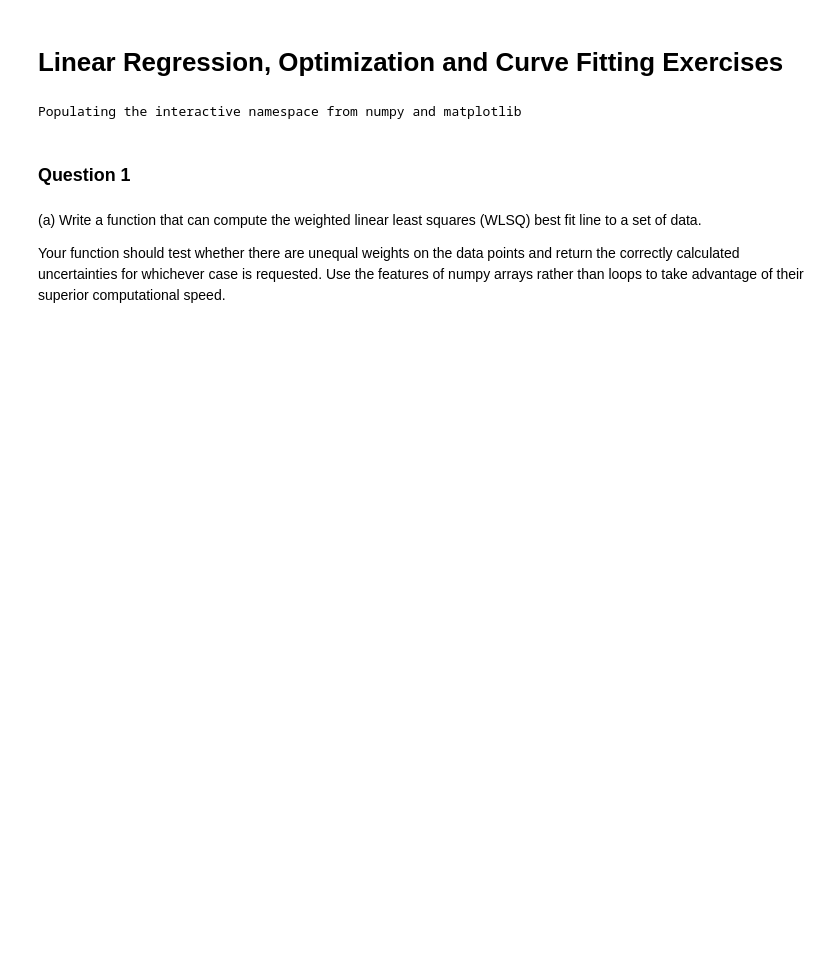
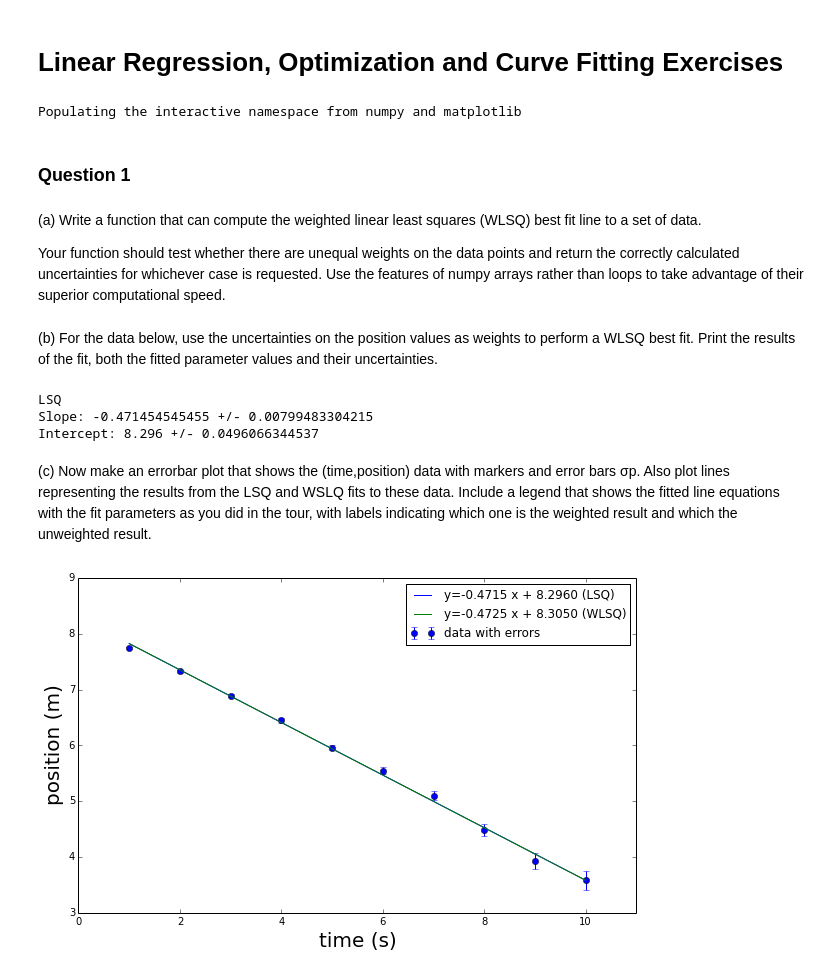
Before and after one commit to dlhoang/PHYS202-S14, a Jupyter notebook: SciPy/OptimizationExercises.ipynb, the cells around one changed output. Saved outputs shown, nothing was run; the diff lists cells and outputs as text; code cells hidden in the pictures; blank space fills up the shorter version.

```diff
--- a/SciPy/OptimizationExercises.ipynb
+++ b/SciPy/OptimizationExercises.ipynb
@@ -27,0 +62,52 @@ def WeightedLLSqFit(x,y,w):
+# %% [markdown]
+(b) For the data below, use the uncertainties on the position values as weights to perform a WLSQ best fit. Print the results of the fit, both the fitted parameter values and their uncertainties.
+# %%
+time = np.array([1.,2.,3.,4.,5.,6.,7.,8.,9.,10.])
+pos = np.array([7.75, 7.33, 6.89, 6.45, 5.96, 5.55, 5.10, 4.49, 3.93, 3.58])
+sigp = np.array([0.02, 0.03, 0.03, 0.04, 0.05, 0.06, 0.08, 0.11, 0.14, 0.17])
+
+m,merr,b,berr = WeightedLLSqFit(time,pos,sigp)
+# %% [output]
+LSQ
+Slope: -0.471454545455 +/- 0.00799483304215
+Intercept: 8.296 +/- 0.0496066344537
+# %% [markdown]
+(c) Now make an errorbar plot that shows the (time,position) data with markers and error bars σp. Also plot lines representing the results from the LSQ and WSLQ fits to these data. Include a legend that shows the fitted line equations with the fit parameters as you did in the tour, with labels indicating which one is the weighted result and which the unweighted result.
+# %%
+n1 = len(pos)
+xave1 = time.mean()
+yave1 = pos.mean()
+x2ave1 = (time*time).mean()
+xyave1 = (time*pos).mean()
+denom1 = (x2ave1 - xave1**2)
+m1 = (xyave1 - xave1*yave1)/denom1
+b1 = (x2ave1*yave1 - xave1*xyave1)/denom1
+delta1 = pos - (m1*time + b1)
+
+for i in range(0,len(pos)-1):
+    yerr = sqrt((1.0/(n1-2.0))*(delta1*delta1))
+    w = 1/(yerr*yerr)
+    m1 = ((sum(w)*sum(w*time*pos))-(sum(w*time)*sum(w*pos)))/((sum(w)*sum(w*time**2))-((sum(w*time))**2))
+    b1 = ((sum(w*time**2)*sum(w*pos))-(sum(w*time)*sum(w*time*pos)))/((sum(w)*sum(w*time**2))-((sum(w*time))**2))
+    merr1 = sqrt((sum(w))/((sum(w)*sum(w*time**2))-((sum(w*time))**2)))
+    berr1 = sqrt((sum(w*time**2))/((sum(w)*sum(w*time**2))-((sum(w*time))**2)))
+# %%
+f = lambda x,m,b : m*x + b
+mylabel="y=%.4f x + %.4f" % (m,b)
+mylabel1="y=%.4f x + %.4f" % (m1,b1)
+
+fig = plt.figure(3,(10,6))
+plt.errorbar(time,pos,sigp,fmt="bo",label="data with errors")
+plt.plot(time,f(time,m,b),label=mylabel + " (LSQ)")
+plt.plot(time,f(time,m,b),label=mylabel1 + " (WLSQ)")
+
+plt.xlim(0.,11.)
+plt.ylim(3.,9.)
+
+plt.legend(loc="best")
+plt.xlabel("time (s)",fontsize=20)
+plt.ylabel("position (m)",fontsize=20)
+
+plt.show()
+# %% [output]
+[figure, added]
```
Also changed, not shown: parts of 13 cells of this notebook, 3 other files.
